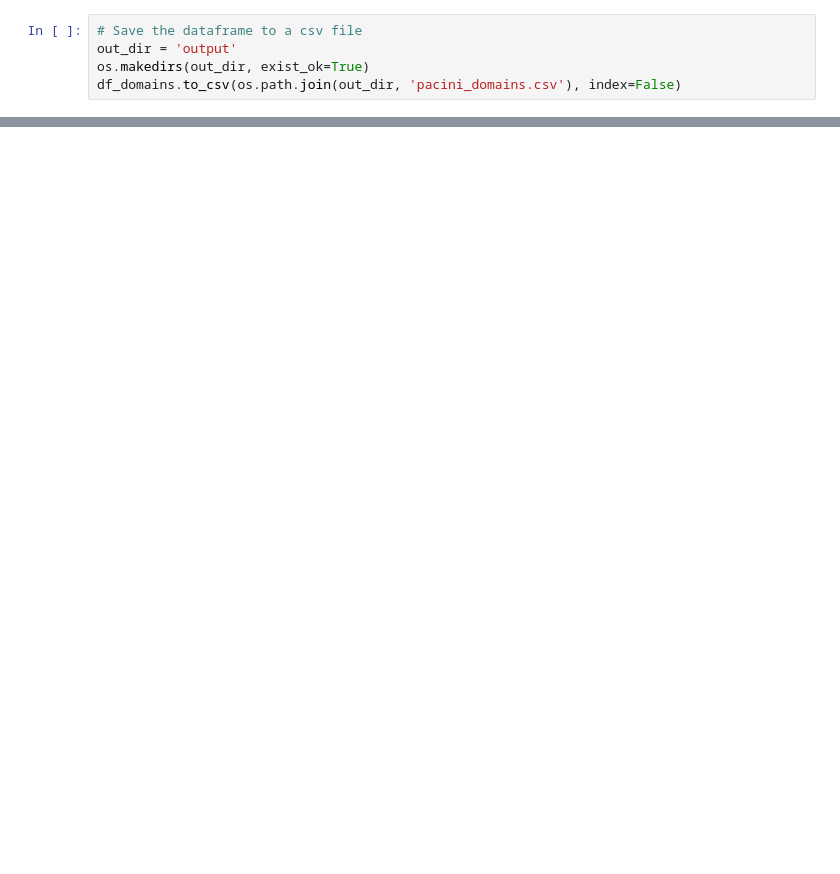
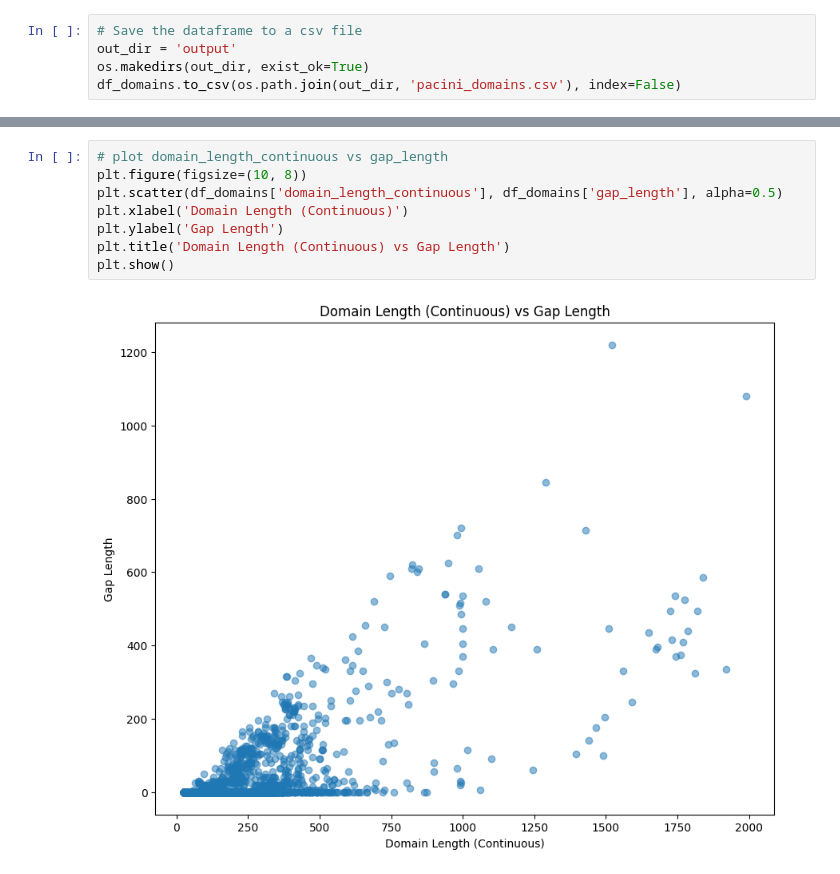
Before and after one commit to meng-yx/DPAM, a Jupyter notebook: notebooks/pacini_DPAM-AI.ipynb, the cells around one changed output, grey strips where cells are left out. Cells and saved outputs as stored; diff of their text form; blank space fills up the shorter version.

```diff
--- a/notebooks/pacini_DPAM-AI.ipynb
+++ b/notebooks/pacini_DPAM-AI.ipynb
@@ -360,0 +595,10 @@ See the caveats in the documentation: https://pandas.pydata.org/pandas-docs/stab
+# %%
+# plot domain_length_continuous vs gap_length
+plt.figure(figsize=(10, 8))
+plt.scatter(df_domains['domain_length_continuous'], df_domains['gap_length'], alpha=0.5)
+plt.xlabel('Domain Length (Continuous)')
+plt.ylabel('Gap Length')
+plt.title('Domain Length (Continuous) vs Gap Length')
+plt.show()
+# %% [output]
+[figure, added]
```
Also changed, not shown: parts of 14 cells of this notebook.
